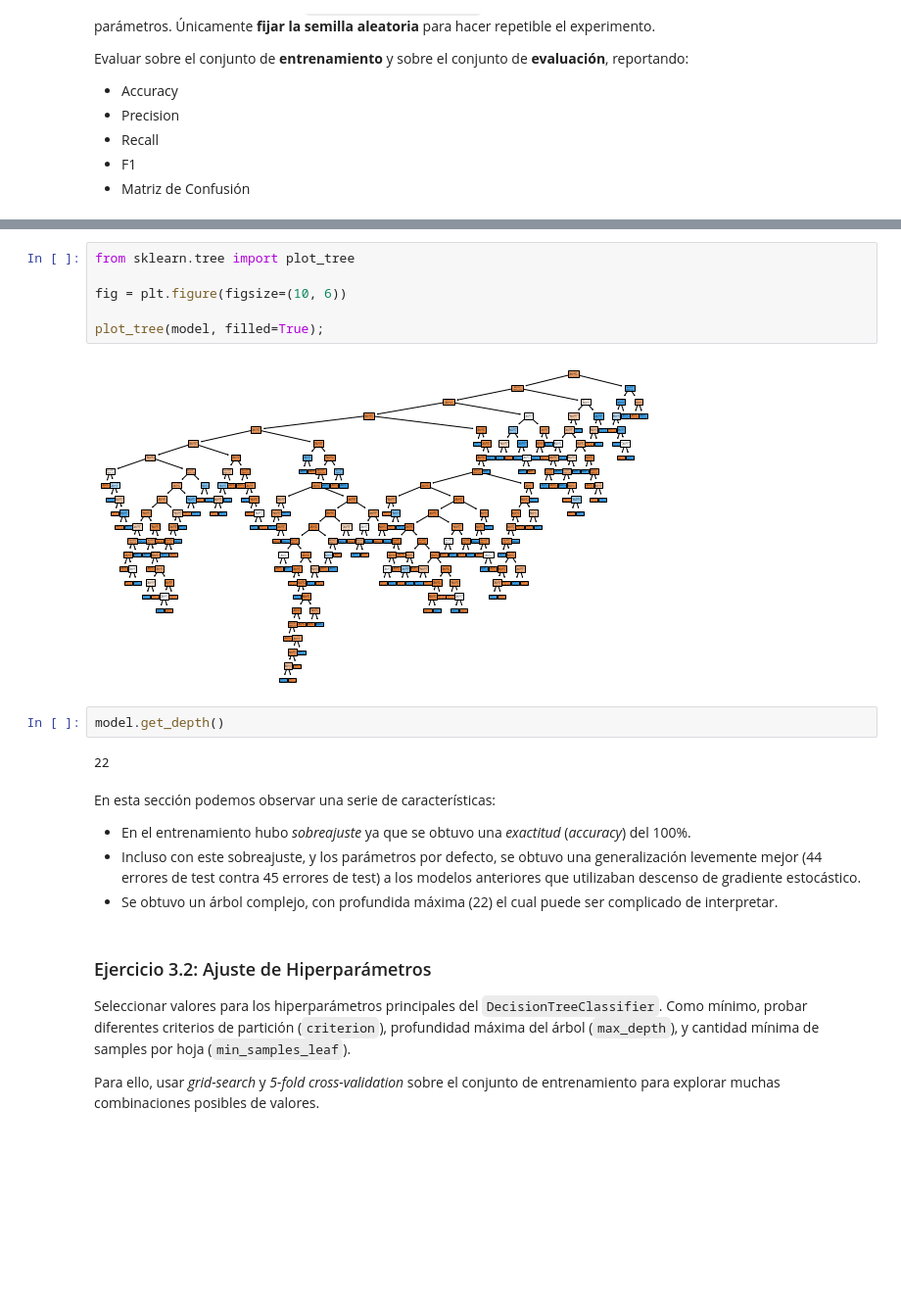
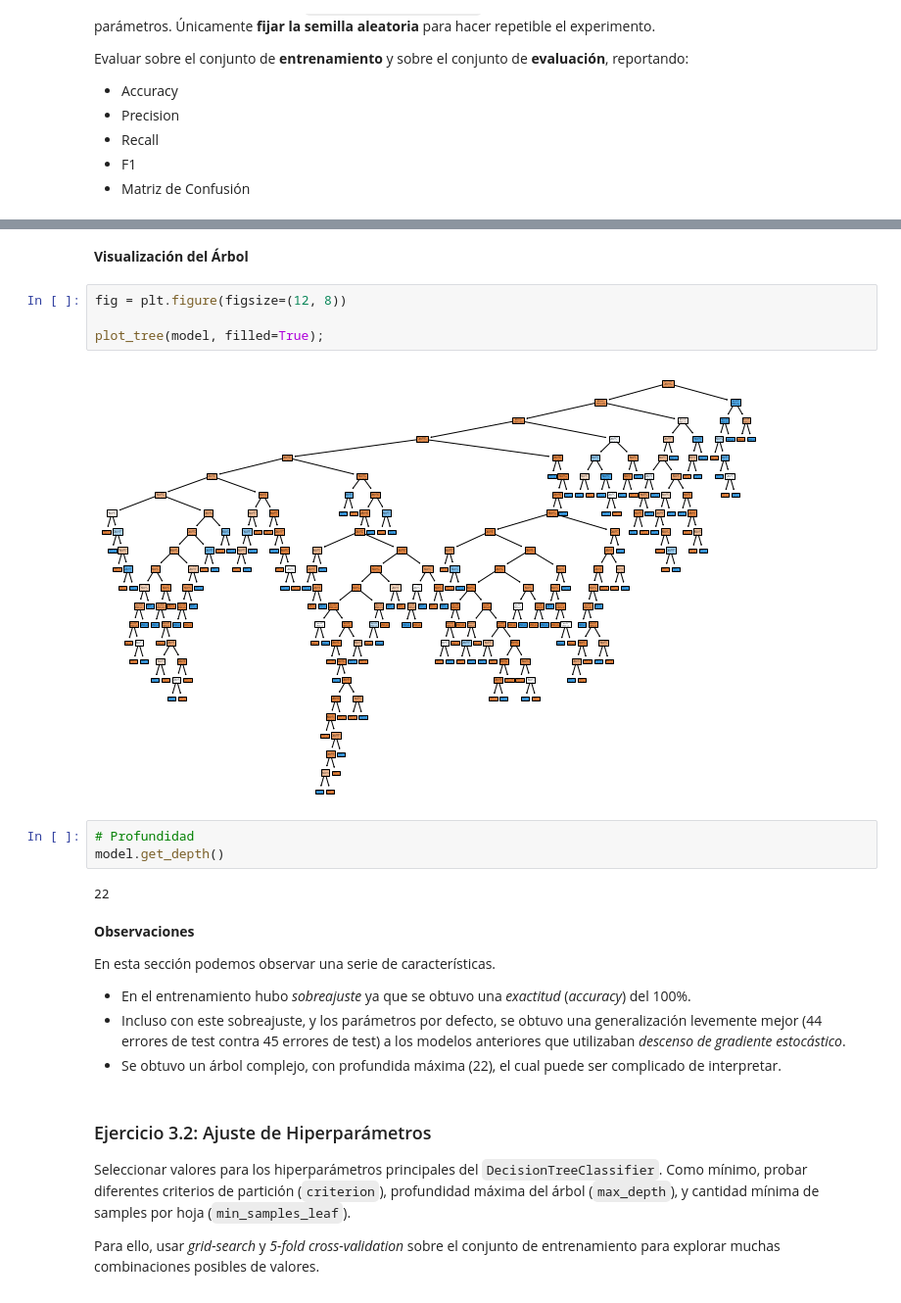
Before and after one commit to mgobbi289/DiploDatos, a Jupyter notebook: IntroduccionAprendizajeAutomatico/Lab_2.ipynb, the cells around one changed output, grey strips where cells are left out. Shown at 98% size. Drawn from its saved outputs; the diff is of its cells as text; blank space fills up the shorter version.

Commit message:
Algunos detalles de prolijidad sobre el entregable
Corrección de la redacción, refactorización del código, y esas cosas

```diff
--- a/IntroduccionAprendizajeAutomatico/Lab_2.ipynb
+++ b/IntroduccionAprendizajeAutomatico/Lab_2.ipynb
@@ -444,21 +437,24 @@ plot_confusion_matrix(cm, ['paga', 'no paga'])
+# %% [markdown]
+**Visualización del Árbol**
 # %%
-from sklearn.tree import plot_tree
-
-fig = plt.figure(figsize=(10, 6))
+fig = plt.figure(figsize=(12, 8))
 
 plot_tree(model, filled=True);
 # %% [output]
-[figure, old version]
+[figure, new version]
-# %%
-model.get_depth()
-# %% [output]
-22
+# %%
+# Profundidad
+model.get_depth()
+# %% [output]
+22
 # %% [markdown]
-En esta sección podemos observar una serie de características:
+**Observaciones**
+
+En esta sección podemos observar una serie de características.
 
 - En el entrenamiento hubo *sobreajuste* ya que se obtuvo una *exactitud* (*accuracy*) del 100%.
-- Incluso con este sobreajuste, y los parámetros por defecto, se obtuvo una generalización levemente mejor (44 errores de test contra 45 errores de test) a los modelos anteriores que utilizaban descenso de gradiente estocástico.
-- Se obtuvo un árbol complejo, con profundida máxima (22) el cual puede ser complicado de interpretar.
+- Incluso con este sobreajuste, y los parámetros por defecto, se obtuvo una generalización levemente mejor (44 errores de test contra 45 errores de test) a los modelos anteriores que utilizaban *descenso de gradiente estocástico*.
+- Se obtuvo un árbol complejo, con profundida máxima (22), el cual puede ser complicado de interpretar.
 # %% [markdown]
 ### Ejercicio 3.2: Ajuste de Hiperparámetros
 
```
Also changed, not shown: parts of 75 cells of this notebook.
